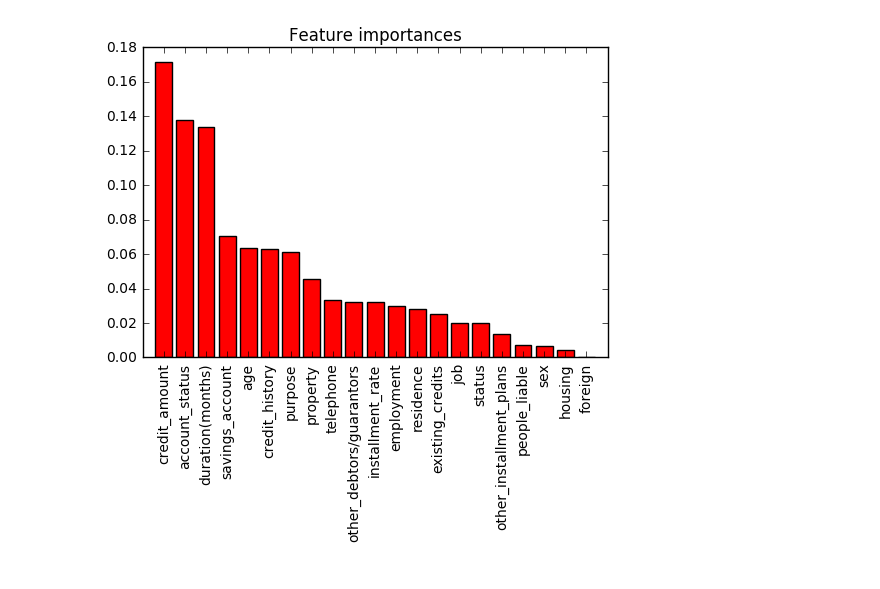
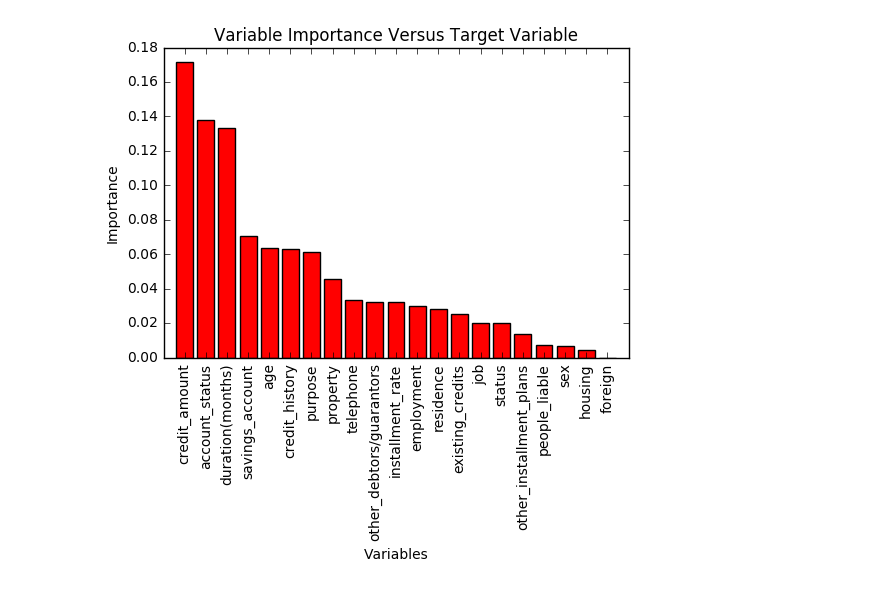
Before and after one commit to jonerra/German_Credit, a Jupyter notebook: StatExplore.ipynb, the cells around one changed output. Cells and saved outputs as stored; diff of their text form; code cells hidden in the pictures.

```diff
--- a/StatExplore.ipynb
+++ b/StatExplore.ipynb
@@ -7,23 +7,42 @@ import matplotlib.pyplot as plt
 %matplotlib inline
 from sklearn.ensemble import ExtraTreesClassifier
 from sklearn.tree import DecisionTreeClassifier
-from sklearn import preprocessing
 
 
-def explore(file, target):
+def explore(file, numfile, target):
+
+    # Importing the files
     df = pd.read_csv(file)
+    numdf = pd.read_csv(numfile)
 
-    if len(set(df[target])) < 11:
+    # Sorting the columns between nominal and interval
+    nominal = []
+    interval = []
+
+    for column in df:
+        if df[column].dtype == np.int64 and column != 'fraud':
+            interval.append(column)
+        else:
+            nominal.append(column)
+
+    # Display a Chi-Squared chart if the target variable is nominal
+    if target in nominal:
         chi = []
-        for column in df:
-            obs = np.array([df[column], df['fraud']])
-            chi.append(chi2_contingency(obs)[0])
+        print('Chi-Squared:')
+        for column in nominal:
+            try:
+                tab = pd.crosstab(index=numdf[target], columns=numdf[column])
+            except KeyError:
+                pass
+            chi2 = chi2_contingency(tab)[0]
+            chi.append(chi2)
+            print(column, chi2)
 
         indices = np.argsort(chi)[::-1]
 
         columns= []
         for i in indices:
-            name = df.columns[i]
+            name = nominal[i]
             columns.append(name)
 
         x = []
@@ -34,45 +53,60 @@ def explore(file, target):
         plt.xticks(x, columns, rotation=90)
         plt.xlabel('Variables')
         plt.ylabel('Chi-Square')
-        plt.title('Chi-Sqaured Plot')
+        plt.title('Chi-Sqaured Versus Target Variable')
         plt.show()
     else:
-        correlations = df.corr()
-        cax = plt.matshow(correlations, vmin=-1, vmax=1)
-        plt.colorbar(cax)
-        plt.figure(figsize=(15, 15))
+        # Display a correlation bar chat if the target variable is interval
+        corr = []
+        print('Variable Correlations:')
+        for i in interval:
+            print(i, df[i].corr(df[target]))
+            corr.append(df[i].corr(df[target]))
+
+        y = corr
+        x = []
+        for i in range(len(y)):
+            x.append(i)
+        plt.bar(x, y, width=0.7, align='center')
+        plt.xticks(x, interval, rotation=90)
+        plt.xlabel('Variables')
+        plt.ylabel('Correlation')
+        plt.title('Correlation Versus Target Variable')
         plt.show()
 
-    # Our variables for the classification task
-    X = np.array(df.drop([target], 1))
-    y = np.array(df[target])
+    ## Variable importance section
+    # Our variables for the classification task turned into numpy arrays(vectors?)
+    X = np.array(numdf.drop([target], 1))
+    y = np.array(numdf[target])
 
-    # Build a forest and compute the feature importances
+    # Build a decision tree and compute the variables importances
     # clf = ExtraTreesClassifier(n_estimators=250, random_state=0)
     clf = DecisionTreeClassifier(random_state=0)
 
+    # Fitting the decision tree
     clf.fit(X, y)
     importances = clf.feature_importances_
     indices = np.argsort(importances)[::-1]
     columns = []
     for i in indices:
-        name = df.columns[i]
+        name = numdf.columns[i]
         columns.append(name)
-    # print(columns)
 
     # Print the feature ranking
-#     print("Feature ranking:")
+    print("Feature ranking:")
 
-#     for f in range(X.shape[1]):
-#         print("%d. %s (%f)" % (f + 1, columns[f], importances[indices[f]]))
+    for f in range(X.shape[1]):
+        print("%d. %s (%f)" % (f + 1, columns[f], importances[indices[f]]))
 
     # Plot the feature importances of the forest
     plt.figure()
-    plt.title("Feature importances")
+    plt.title("Variable Importance Versus Target Variable")
+    plt.xlabel('Variables')
+    plt.ylabel('Importance')
     plt.bar(range(X.shape[1]), importances[indices], color='r', align="center")
     plt.xticks(range(X.shape[1]), columns, rotation='90')
     plt.xlim([-1, X.shape[1]])
     plt.show()
 
-explore('data/german_num_data_train.csv', 'fraud')
+explore('data/german_data_train.csv', 'data/german_num_data_train.csv', 'fraud')
 # %% [output]
@@ -80 +147 @@ explore('data/german_num_data_train.csv', 'fraud')
-[figure, old version]
+[figure, new version]
```
Also changed, not shown: parts of 3 cells of this notebook, 1 other file.
